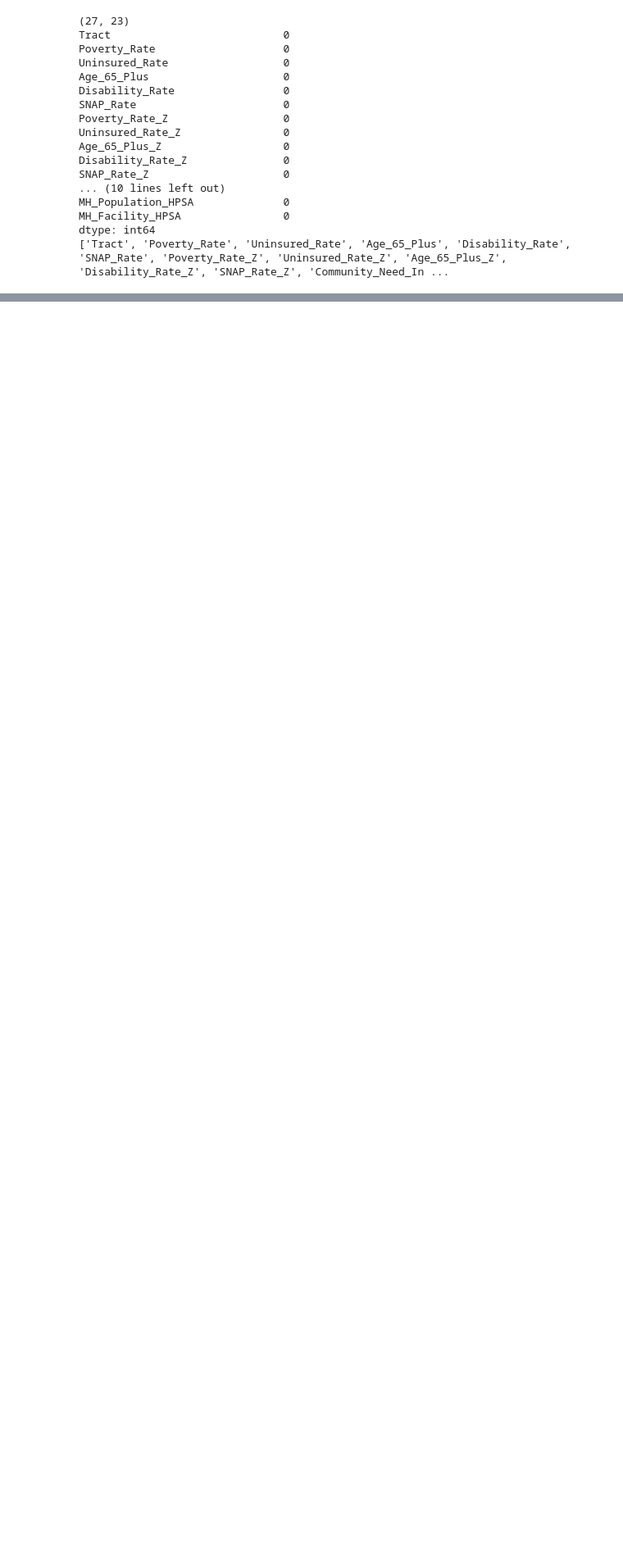
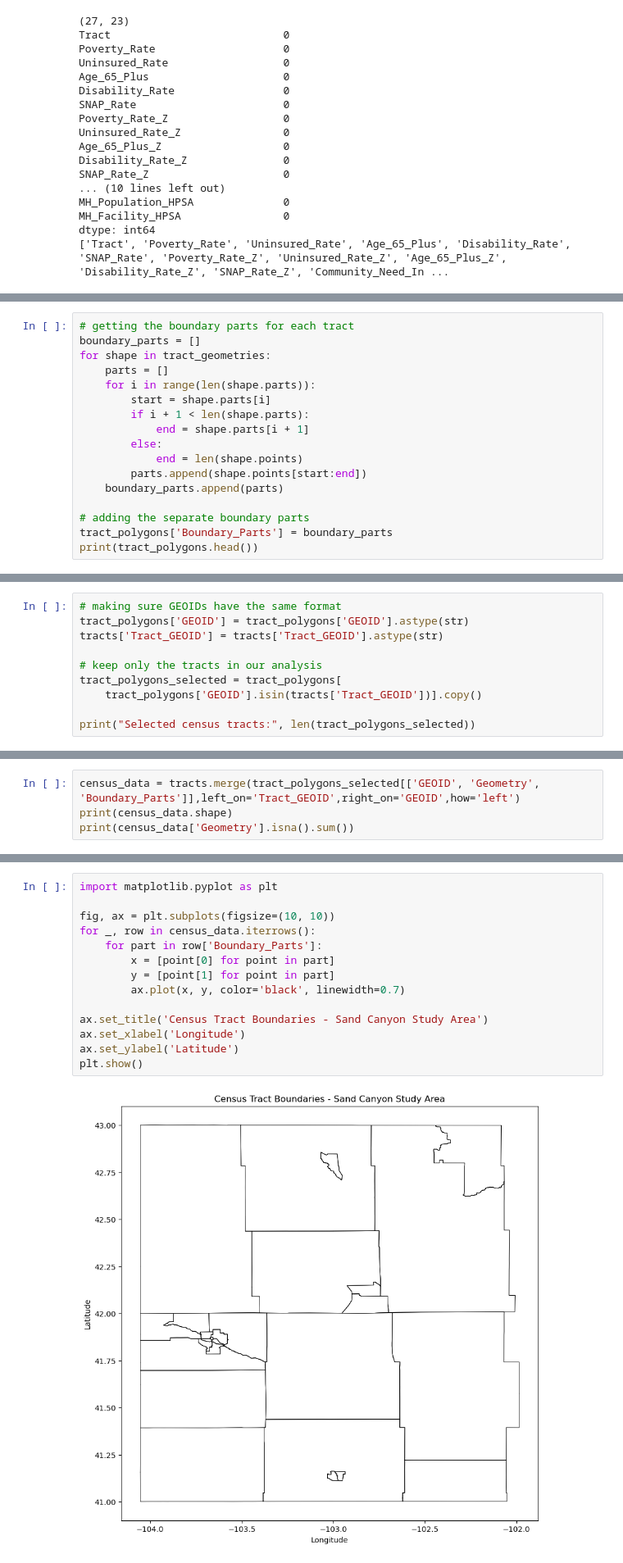
Before and after one commit to sck2189985/sand-canyon-project, a Jupyter notebook: Distance_calc_code.ipynb, the cells around one changed output, grey strips where cells are left out. Shown at 82% size. Cells and saved outputs as stored; diff of their text form; blank space fills up the shorter version.

Commit message:
Added pop data and TIGER

```diff
--- a/Distance_calc_code.ipynb
+++ b/Distance_calc_code.ipynb
@@ -402,0 +418,17 @@ dtype: int64
+# %%
+# getting the boundary parts for each tract
+boundary_parts = []
+for shape in tract_geometries:
+    parts = []
+    for i in range(len(shape.parts)):
+        start = shape.parts[i]
+        if i + 1 < len(shape.parts):
+            end = shape.parts[i + 1]
+        else:
+            end = len(shape.points)
+        parts.append(shape.points[start:end])
+    boundary_parts.append(parts)
+
+# adding the separate boundary parts
+tract_polygons['Boundary_Parts'] = boundary_parts
+print(tract_polygons.head())
@@ -402,0 +449,10 @@ dtype: int64
+# %%
+# making sure GEOIDs have the same format
+tract_polygons['GEOID'] = tract_polygons['GEOID'].astype(str)
+tracts['Tract_GEOID'] = tracts['Tract_GEOID'].astype(str)
+
+# keep only the tracts in our analysis
+tract_polygons_selected = tract_polygons[
+    tract_polygons['GEOID'].isin(tracts['Tract_GEOID'])].copy()
+
+print("Selected census tracts:", len(tract_polygons_selected))
@@ -402,0 +461,4 @@ dtype: int64
+# %%
+census_data = tracts.merge(tract_polygons_selected[['GEOID', 'Geometry', 'Boundary_Parts']],left_on='Tract_GEOID',right_on='GEOID',how='left')
+print(census_data.shape)
+print(census_data['Geometry'].isna().sum())
@@ -402,0 +468,16 @@ dtype: int64
+# %%
+import matplotlib.pyplot as plt
+
+fig, ax = plt.subplots(figsize=(10, 10))
+for _, row in census_data.iterrows():
+    for part in row['Boundary_Parts']:
+        x = [point[0] for point in part]
+        y = [point[1] for point in part]
+        ax.plot(x, y, color='black', linewidth=0.7)
+
+ax.set_title('Census Tract Boundaries - Sand Canyon Study Area')
+ax.set_xlabel('Longitude')
+ax.set_ylabel('Latitude')
+plt.show()
+# %% [output]
+[figure, added]
```
Also changed, not shown: parts of 30 cells of this notebook, 15 other files.
